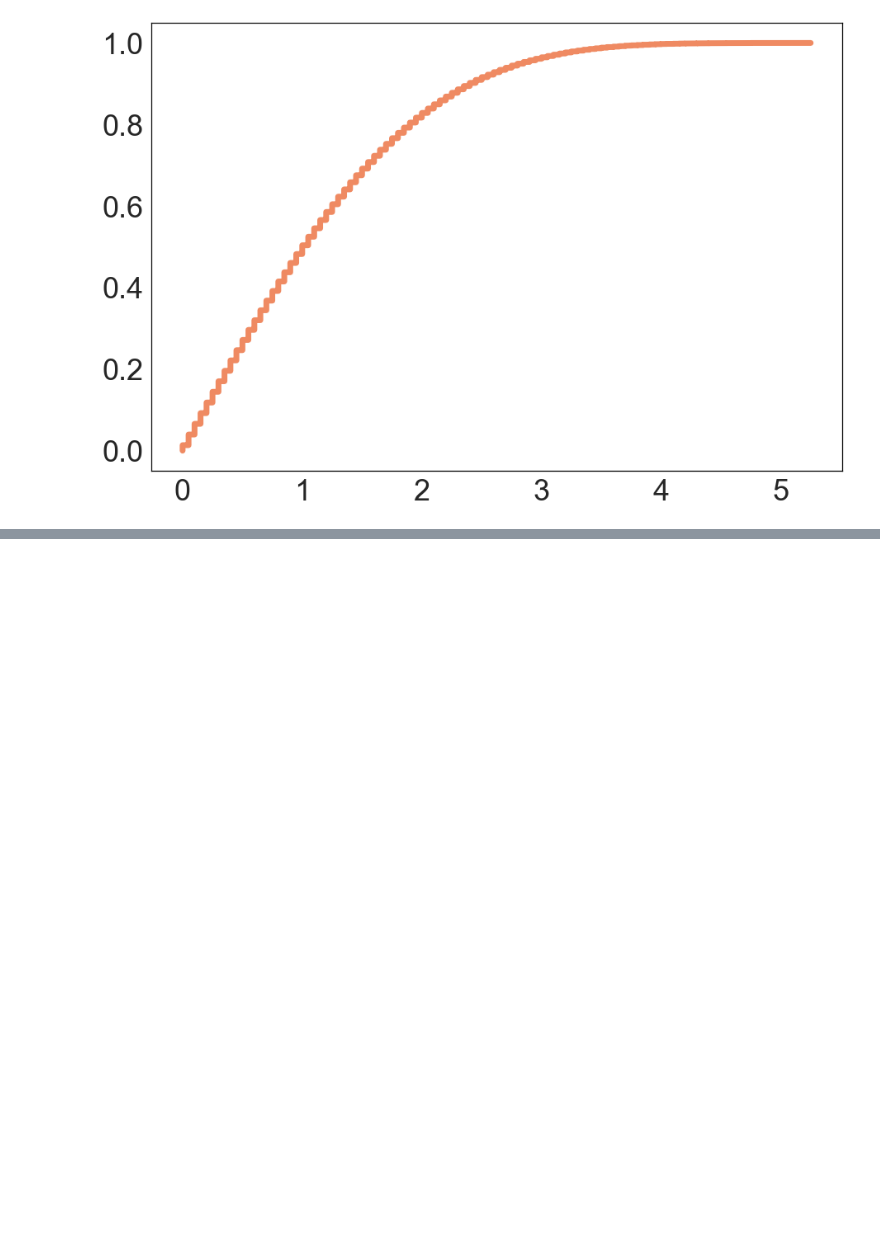
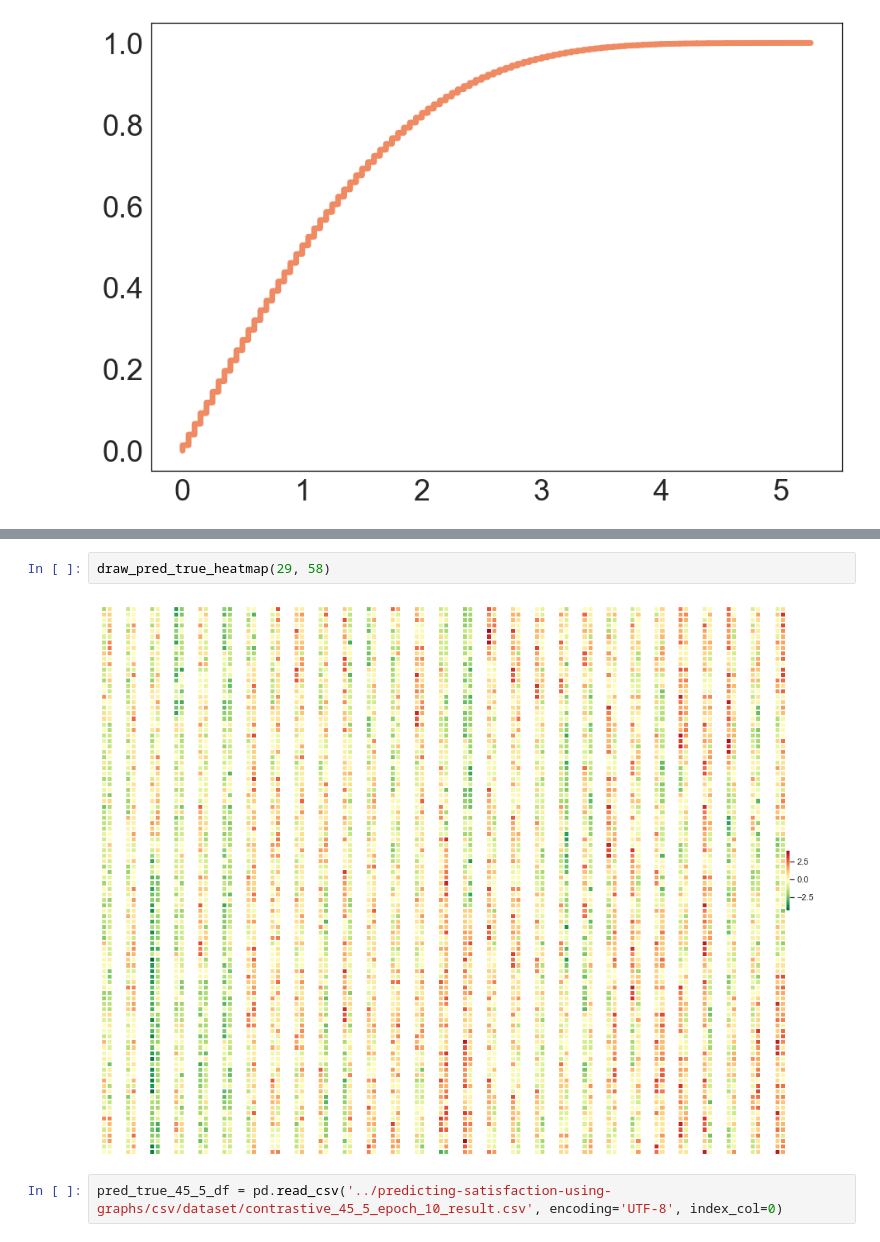
Before and after one commit to tr0up2r/satisfaction-classifier-with-xai, a Jupyter notebook: plotting.ipynb, the cells around one changed output, grey strips where cells are left out. Cells and saved outputs as stored; diff of their text form; blank space fills up the shorter version.

```diff
--- a/plotting.ipynb
+++ b/plotting.ipynb
@@ -435,0 +480,6 @@ draw_multiple_cdf_normalize_y([comb_sub], "satisfaction_difference", colors, 'Sa
+# %%
+draw_pred_true_heatmap(29, 58)
+# %% [output]
+[figure, added]
+# %%
+pred_true_45_5_df = pd.read_csv('../predicting-satisfaction-using-graphs/csv/dataset/contrastive_45_5_epoch_10_result.csv', encoding='UTF-8', index_col=0)
```
Also changed, not shown: parts of 21 cells of this notebook.
